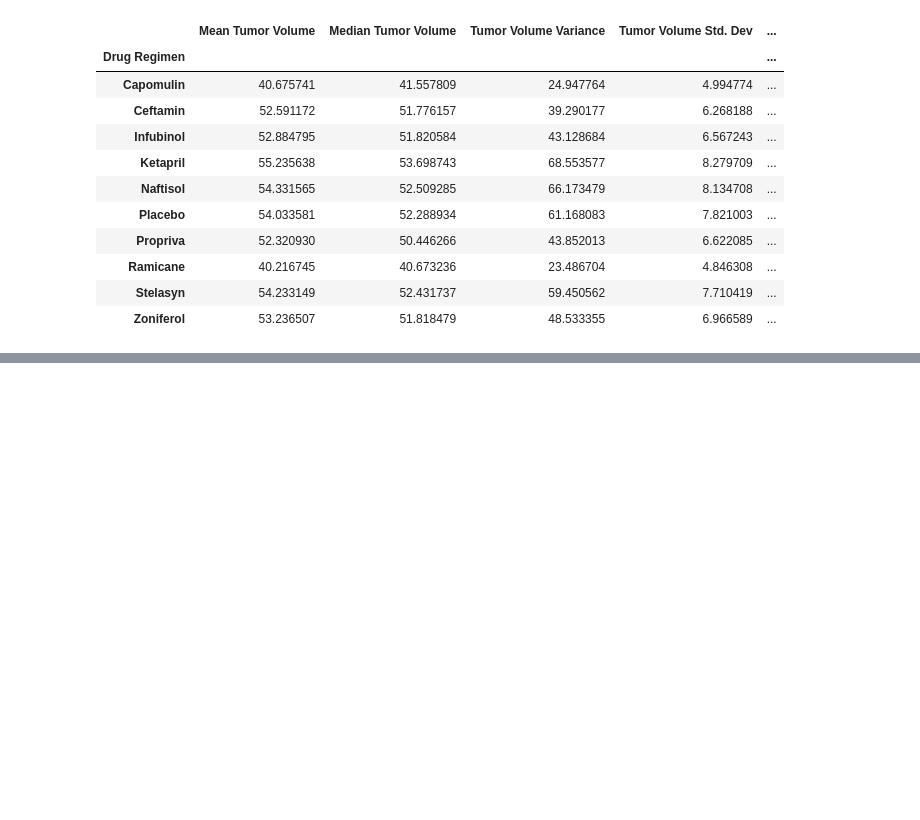
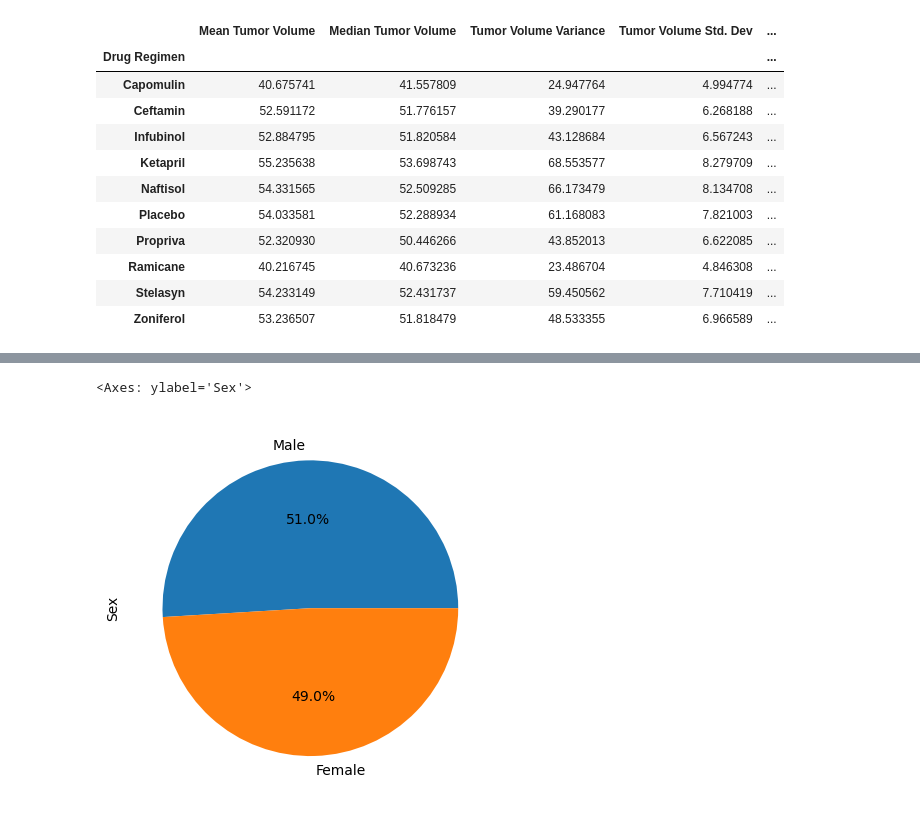
Before and after one commit to griffinracey/matplotlib-challenge, a Jupyter notebook: Pymaceuticals/main.ipynb, the cells around one changed output, grey strips where cells are left out. Drawn from its saved outputs; the diff is of its cells as text; code cells hidden in the pictures; blank space fills up the shorter version.

```diff
--- a/Pymaceuticals/main.ipynb
+++ b/Pymaceuticals/main.ipynb
@@ -116,0 +159,7 @@ summary_df
+# %%
+# Generate a pie plot showing the distribution of female versus male mice using Pandas
+gender_counts = df['Sex'].value_counts()
+gender_counts.plot(kind='pie', autopct='%1.1f%%', ylabel='Sex')
+# %% [output]
+<Axes: ylabel='Sex'>
+[figure, added]
```
Also changed, not shown: parts of 7 cells of this notebook.
